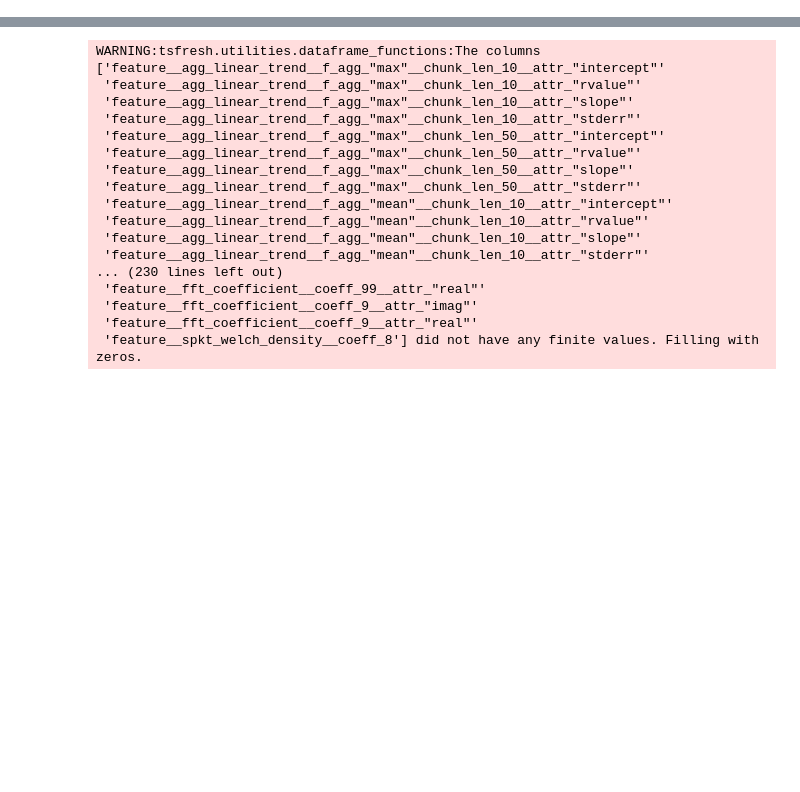
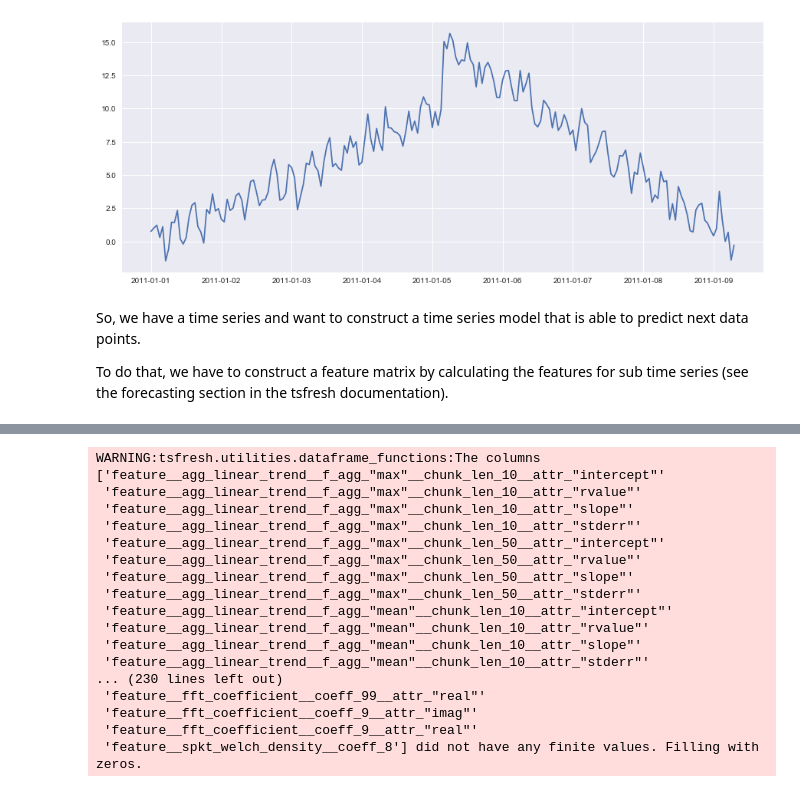
Before and after one commit to blue-yonder/tsfresh, a Jupyter notebook: notebooks/timeseries_forecasting_basic_example.ipynb, the cells around one changed output, grey strips where cells are left out. Drawn from its saved outputs; the diff is of its cells as text; code cells hidden in the pictures; blank space fills up the shorter version.

```diff
--- a/notebooks/timeseries_forecasting_basic_example.ipynb
+++ b/notebooks/timeseries_forecasting_basic_example.ipynb
@@ -15,7 +17,6 @@ warnings.filterwarnings('ignore')
 x_up = np.arange(100)*0.1 + np.sin(30*np.pi*np.linspace(0, 1, 100)) + np.random.normal(scale=0.7,size=100)
 x_down = np.arange(100, 0, -1)*0.15 + np.sin(30*np.pi*np.linspace(0, 1, 100)) + np.random.normal(scale=0.7,size=100)
 x = np.concatenate([x_up, x_down])
-#x = np.arange(10)+5, "AA"
-plt.plot(x)
-plt.show()
+x = pd.Series(data=x, index=pd.date_range('1/1/2011', periods=len(x), freq='H'))
+x.head()
 # %% [output]
@@ -23 +29,11 @@ plt.show()
+# %%
+plt.figure(figsize=(15, 6))
+plt.plot(x)
+plt.show()
+# %% [output]
+[figure, added]
+# %% [markdown]
+So, we have a time series and want to construct a time series model that is able to predict next data points.
+
+To do that, we have to construct a feature matrix by calculating the features for sub time series (see the forecasting section in the tsfresh documentation).
 # %%
```
Also changed, not shown: parts of 11 cells of this notebook.
